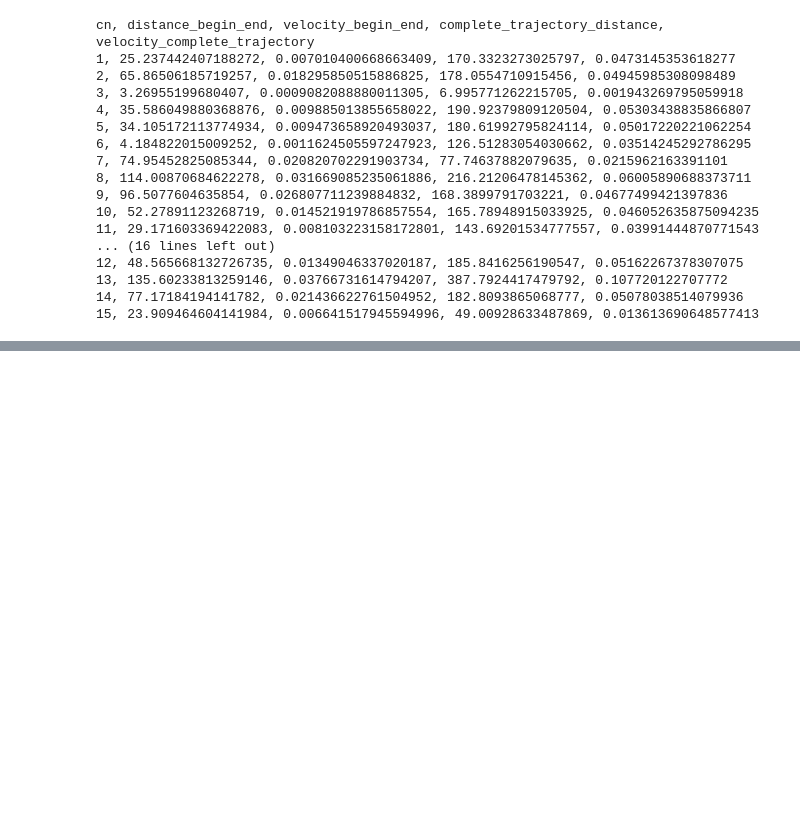
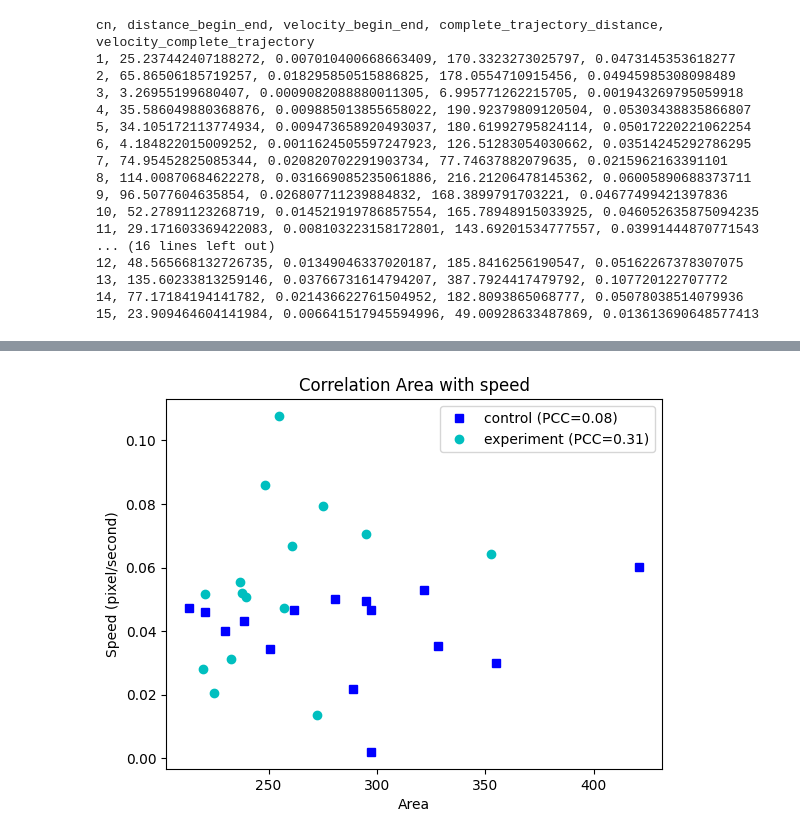
Before and after one commit to sheylle1/ImageAnalysis_Assignments, a Jupyter notebook: Assignment4/Assignment4_2.ipynb, the cells around one changed output, grey strips where cells are left out. Cells and saved outputs as stored; diff of their text form; code cells hidden in the pictures; blank space fills up the shorter version.

```diff
--- a/Assignment4/Assignment4_2.ipynb
+++ b/Assignment4/Assignment4_2.ipynb
@@ -732,0 +799,33 @@ cn, distance_begin_end, velocity_begin_end, complete_trajectory_distance, veloci
+# %%
+# promising comparisons: Roundness versus speed, uniformity versus speed.
+
+
+x_keys_control = all_cell_stats["control"].keys()
+x_keys_experiment = all_cell_stats["experiment"].keys()
+
+var_a = "area"
+
+x_control = [all_cell_stats["control"][i][var_a] for i in x_keys_control]
+y_control = [all_cell_stats["control"][i]["velocity_complete_trajectory"] for i in x_keys_control]
+
+x_experiment = [all_cell_stats["experiment"][i][var_a] for i in x_keys_experiment]
+y_experiment = [all_cell_stats["experiment"][i]["velocity_complete_trajectory"] for i in x_keys_experiment]
+
+handles = ["bs", "oc"]
+labels = ["Control", "Experiment"]
+
+correlation_control = np.corrcoef(x_control, y_control)
+correlation_experiment = np.corrcoef(x_experiment, y_experiment)
+
+plt.plot(x_control, y_control, "bs", label=f"control (PCC={correlation_control[0][1]:.2f})")
+plt.plot(x_experiment, y_experiment, "oc", label=f"experiment (PCC={correlation_experiment[0][1]:.2f})")
+plt.legend()
+
+ax = plt.gca()
+ax.set_xlabel(var_a.capitalize())
+ax.set_ylabel("Speed (pixel/second)")
+ax.set_title("Correlation Area with speed")
+
+plt.show()
+# %% [output]
+[figure, added]
```
Also changed, not shown: parts of 13 cells of this notebook.
